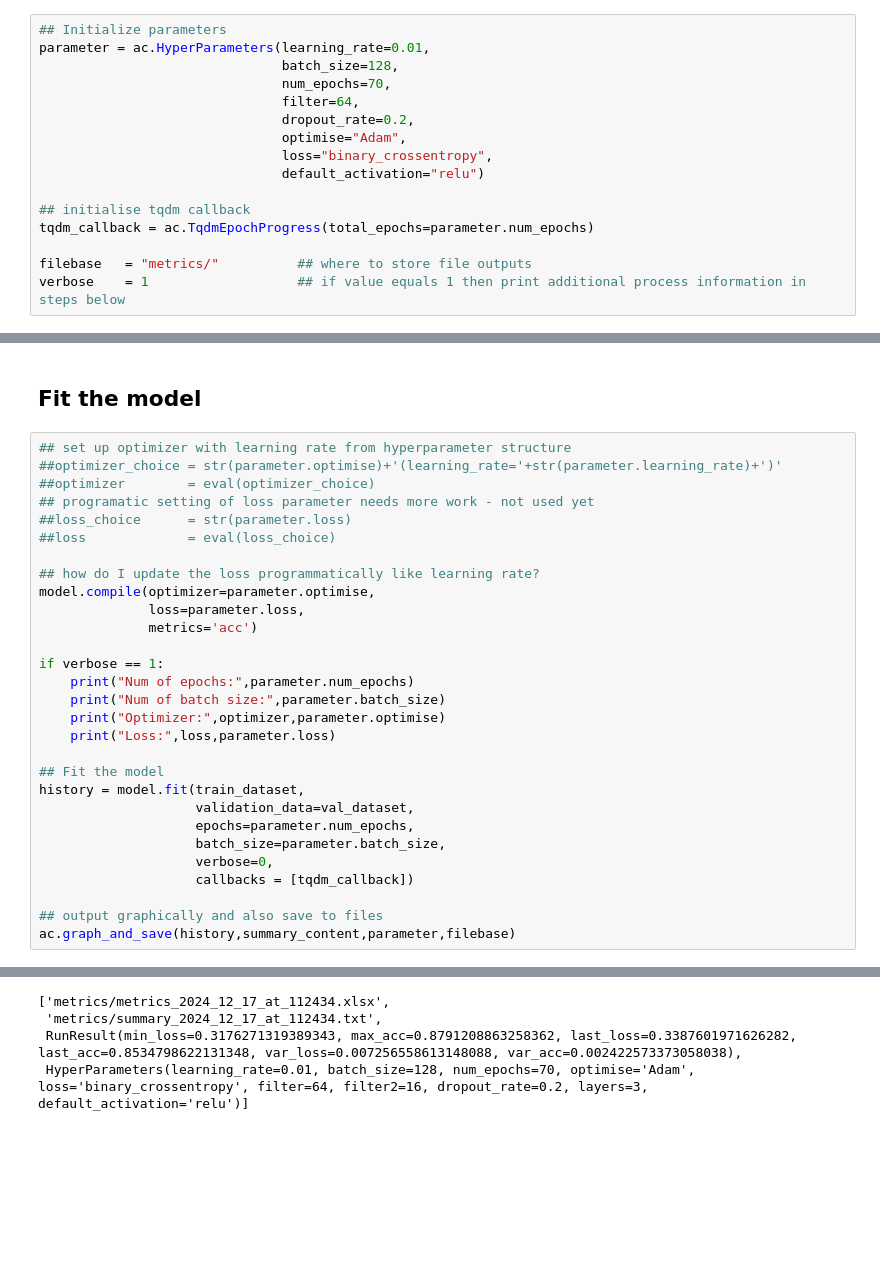
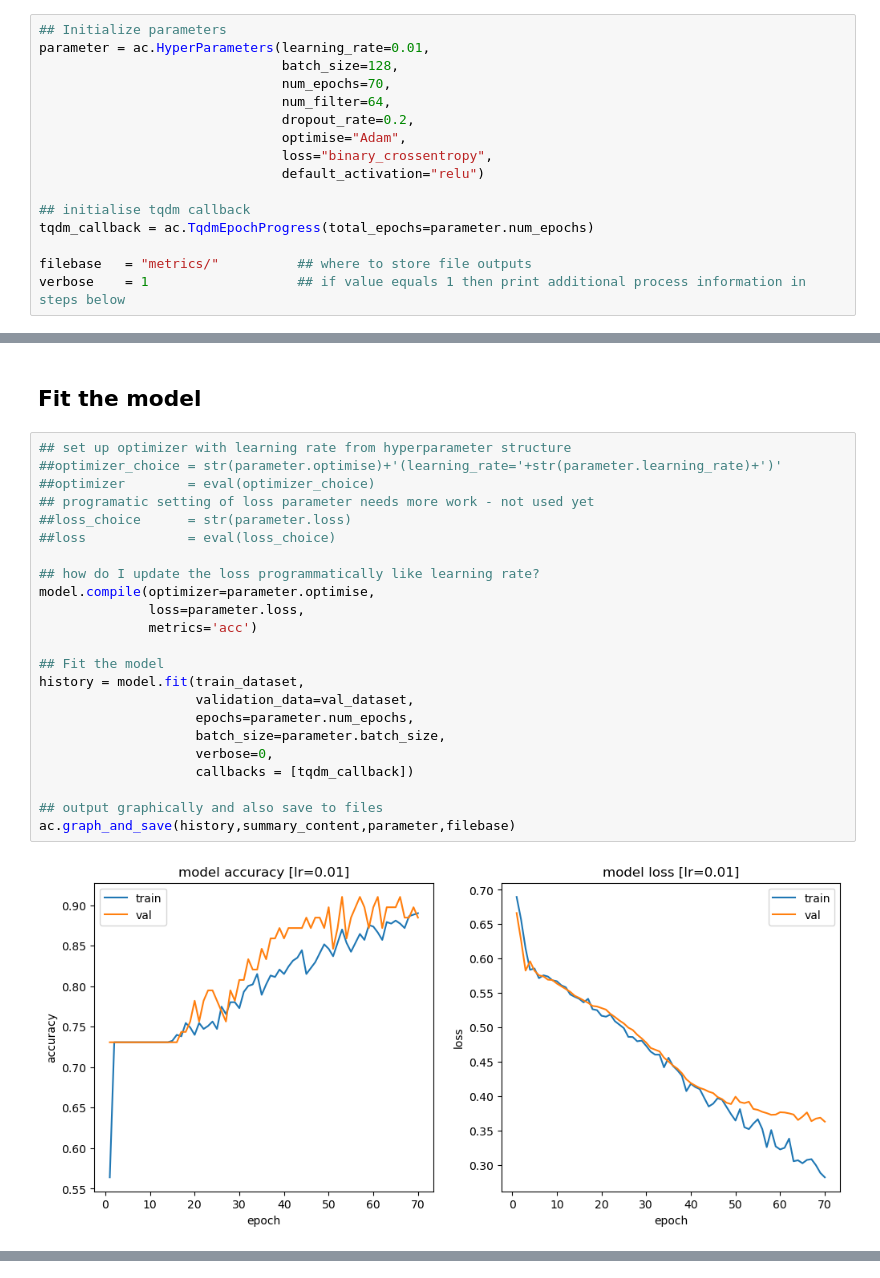
Before and after one commit to john-cant/AMLS_24_25_SNJCCAN57, a Jupyter notebook: A/TaskA2_CNN_Base.ipynb, the cells around one changed output, grey strips where cells are left out. Cells and saved outputs as stored; diff of their text form; blank space fills up the shorter version.

```diff
--- a/A/TaskA2_CNN_Base.ipynb
+++ b/A/TaskA2_CNN_Base.ipynb
@@ -43,7 +43,7 @@ Including hyper parameters and environment specifics
 parameter = ac.HyperParameters(learning_rate=0.01,
                                batch_size=128,
                                num_epochs=70,
-                               filter=64,
+                               num_filter=64,
                                dropout_rate=0.2,
                                optimise="Adam",
                                loss="binary_crossentropy",
@@ -136,30 +136,25 @@ None
 # %%
 ## set up optimizer with learning rate from hyperparameter structure
 ##optimizer_choice = str(parameter.optimise)+'(learning_rate='+str(parameter.learning_rate)+')'
 ##optimizer        = eval(optimizer_choice)
 ## programatic setting of loss parameter needs more work - not used yet
 ##loss_choice      = str(parameter.loss)
 ##loss             = eval(loss_choice)
 
 ## how do I update the loss programmatically like learning rate?
 model.compile(optimizer=parameter.optimise,
               loss=parameter.loss,
               metrics='acc')
 
-if verbose == 1:
-    print("Num of epochs:",parameter.num_epochs)
-    print("Num of batch size:",parameter.batch_size)
-    print("Optimizer:",optimizer,parameter.optimise)
-    print("Loss:",loss,parameter.loss)
-
 ## Fit the model
 history = model.fit(train_dataset,
                     validation_data=val_dataset,
                     epochs=parameter.num_epochs,
                     batch_size=parameter.batch_size,
                     verbose=0,
                     callbacks = [tqdm_callback])
 
 ## output graphically and also save to files
 ac.graph_and_save(history,summary_content,parameter,filebase)
 # %% [output]
+[figure, new version]
@@ -172,4 +181,0 @@ Files saved: metrics/metrics_2024_12_17_at_112434.xlsx metrics/summary_2024_12_1
-['metrics/metrics_2024_12_17_at_112434.xlsx',
- 'metrics/summary_2024_12_17_at_112434.txt',
- RunResult(min_loss=0.3176271319389343, max_acc=0.8791208863258362, last_loss=0.3387601971626282, last_acc=0.8534798622131348, var_loss=0.007256558613148088, var_acc=0.002422573373058038),
- HyperParameters(learning_rate=0.01, batch_size=128, num_epochs=70, optimise='Adam', loss='binary_crossentropy', filter=64, filter2=16, dropout_rate=0.2, layers=3, default_activation='relu')]
```
Also changed, not shown: parts of 2 cells of this notebook, 3 other files.
